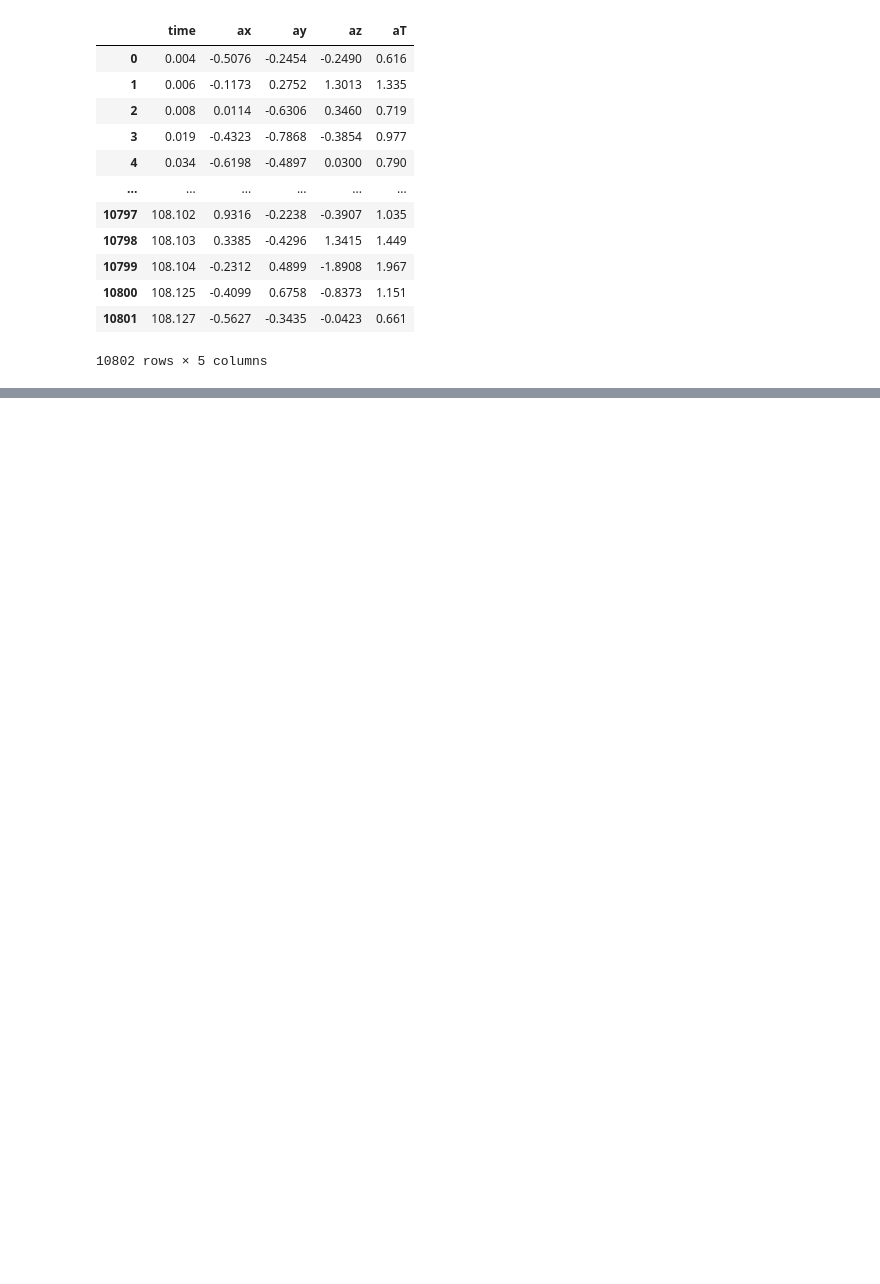
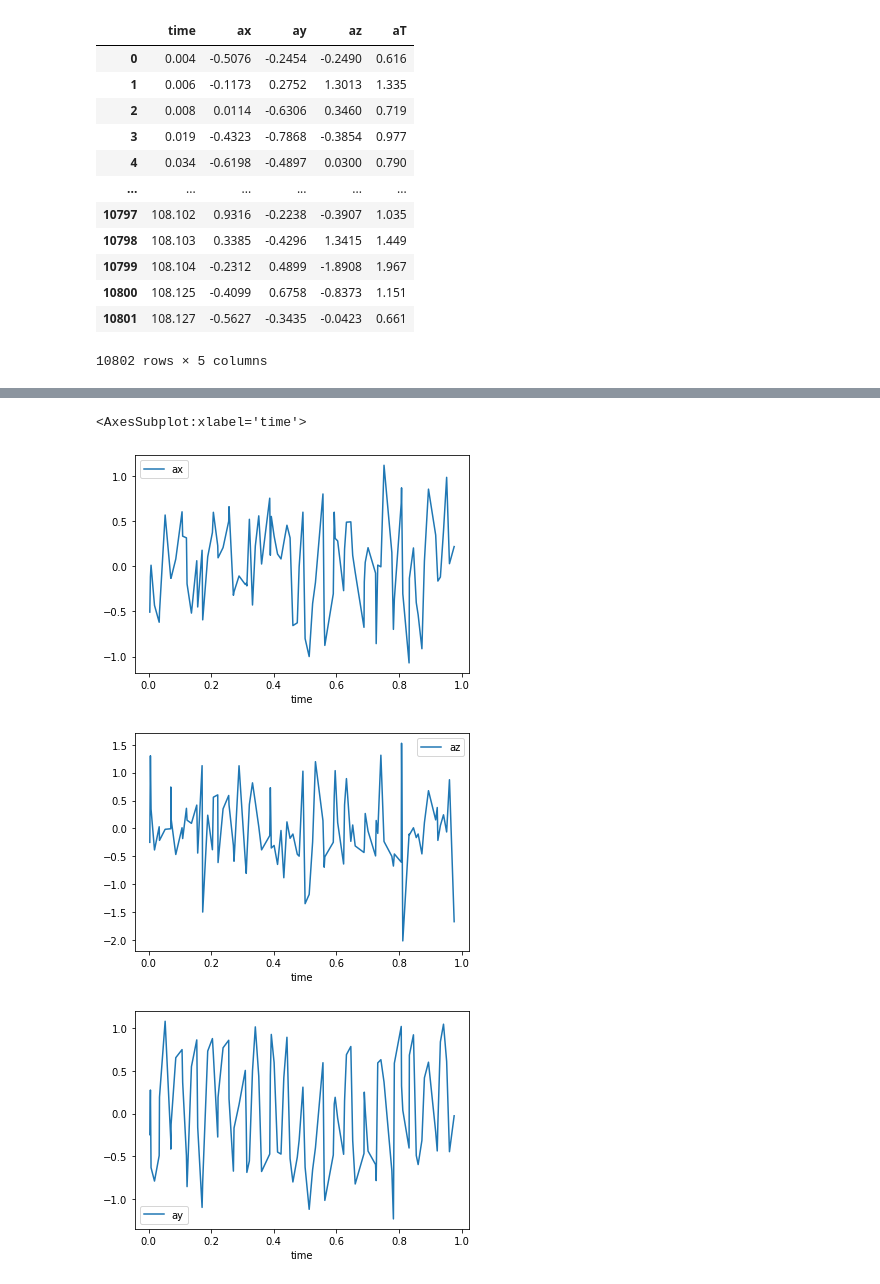
Before and after one commit to Ali1041/Predictive-maintenance-IOT4.0, a Jupyter notebook: main.ipynb, the cells around one changed output, grey strips where cells are left out. Saved outputs shown, nothing was run; the diff lists cells and outputs as text; code cells hidden in the pictures; blank space fills up the shorter version.

```diff
--- a/main.ipynb
+++ b/main.ipynb
@@ -27,0 +41,10 @@ df
+# %%
+df.iloc[0:100].plot(x='time',y='ax')
+df.iloc[0:100].plot(x='time',y='az')
+df.iloc[0:100].plot(x='time',y='ay')
+# Individual axes plotted with time on x-axis and actual y-axis
+# %% [output]
+<AxesSubplot:xlabel='time'>
+[figure, added]
+[figure, added]
+[figure, added]
```
Also changed, not shown: parts of 3 cells of this notebook.
